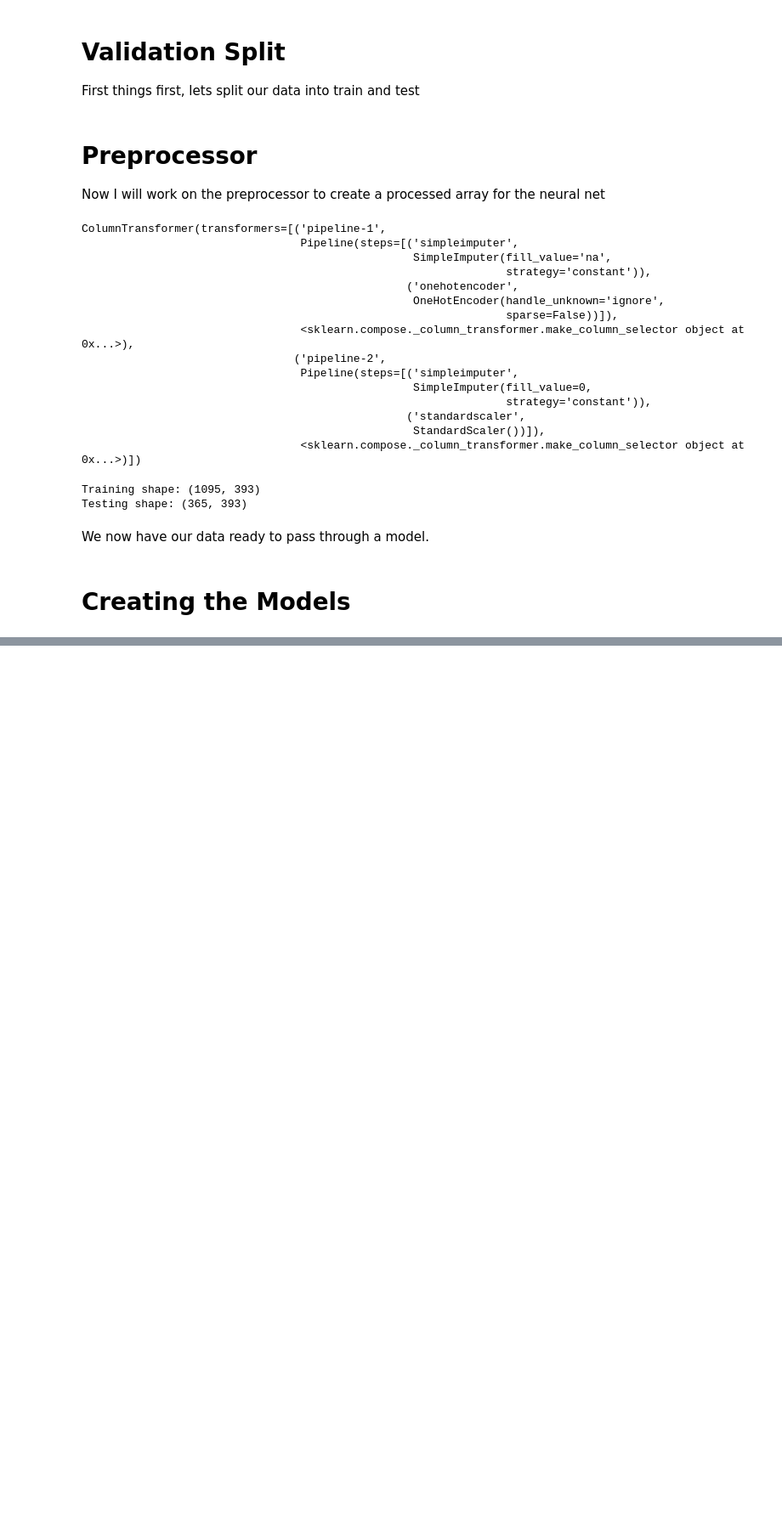
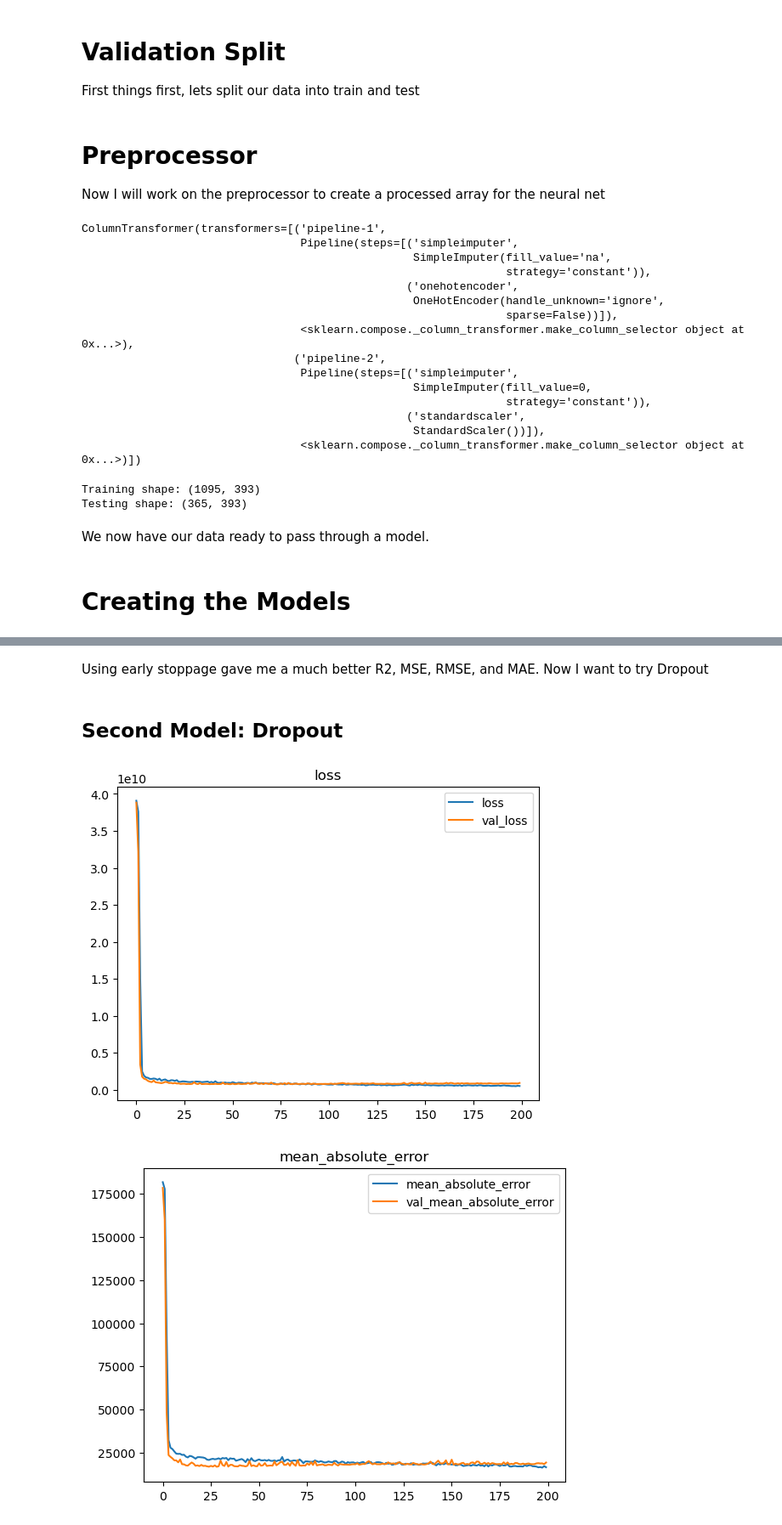
Before and after one commit to RaymondGarcia1107/Keras-Neural-Net-Regression, a Jupyter notebook: KerasModel.ipynb, the cells around one changed output, grey strips where cells are left out. Shown at 85% size. Saved outputs shown, nothing was run; the diff lists cells and outputs as text; code cells hidden in the pictures; blank space fills up the shorter version.

```diff
--- a/KerasModel.ipynb
+++ b/KerasModel.ipynb
@@ -215,0 +271,32 @@ plot_history(history)
+# %% [markdown]
+Using early stoppage gave me a much better R2, MSE, RMSE, and MAE. Now I want to try Dropout
+# %% [markdown]
+## Second Model: Dropout
+# %%
+# Recreating instances of my metrics
+mae = metrics.MeanAbsoluteError()
+rmse = metrics.RootMeanSquaredError()
+
+model3 = Sequential()
+
+# Creating my layers
+model3.add(layers.Dense(200, activation = 'relu', input_dim = input_shape))
+model3.add(layers.Dropout(.25))
+model3.add(layers.Dense(100, activation = 'relu'))
+model3.add(layers.Dropout(.15))
+model3.add(layers.Dense(100, activation = 'relu'))
+model3.add(layers.Dropout(.10))
+model3.add(layers.Dense(50, activation = 'relu'))
+model3.add(layers.Dropout(.1))
+model3.add(layers.Dense(25, activation = 'relu'))
+model3.add(layers.Dense(1, activation = 'linear'))
+
+model3.compile(optimizer = 'adam', loss = 'mse', metrics = [mae,rmse])
+# %%
+history3 = model3.fit(X_train, y_train, epochs = 200, validation_data = (X_test, y_test),
+                      verbose = 0)
+# %%
+plot_history(history3)
+# %% [output]
+[figure, added]
+[figure, added]
```
Also changed, not shown: parts of 40 cells of this notebook, 2 other files.
